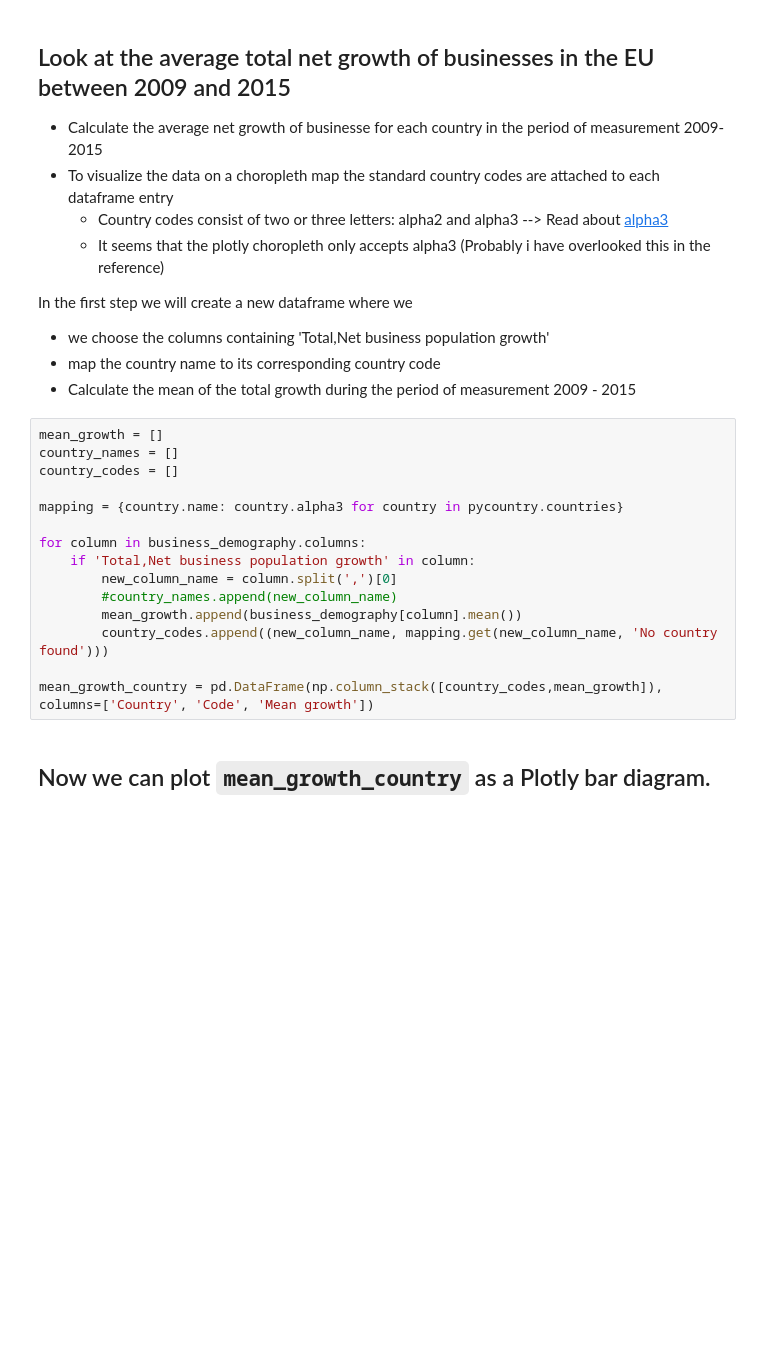
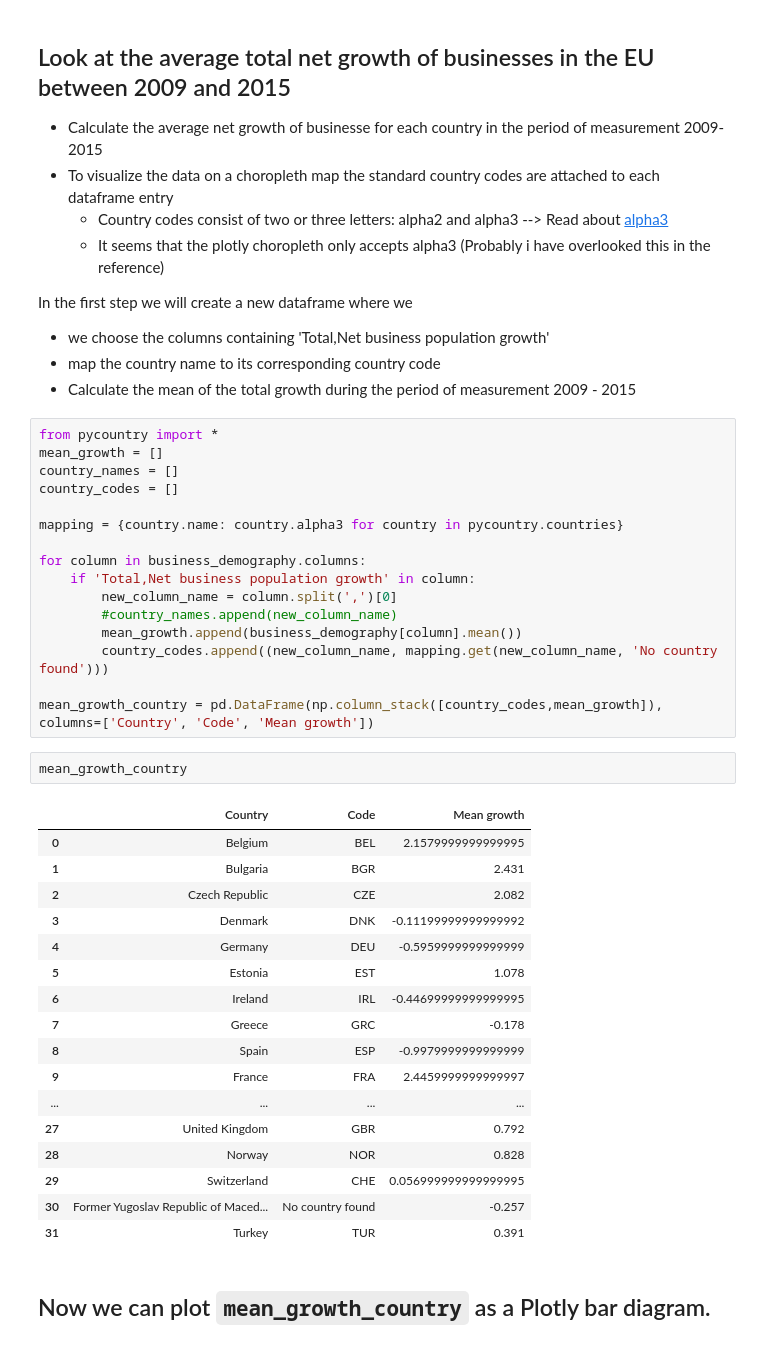
Before and after one commit to chasenberg/data_science, a Jupyter notebook: notebooks/explorer.ipynb, the cells around one changed output. Drawn from its saved outputs; the diff is of its cells as text; blank space fills up the shorter version.

```diff
--- a/notebooks/explorer.ipynb
+++ b/notebooks/explorer.ipynb
@@ -222,6 +225,7 @@ In the first step we will create a new dataframe where we
 * map the country name to its corresponding country code
 * Calculate the mean of the total growth during the period of measurement 2009 - 2015
 # %%
+from pycountry import *
 mean_growth = []
 country_names = []
 country_codes = []
@@ -236,6 +240,26 @@ for column in business_demography.columns:
         country_codes.append((new_column_name, mapping.get(new_column_name, 'No country found')))
 
 mean_growth_country = pd.DataFrame(np.column_stack([country_codes,mean_growth]), columns=['Country', 'Code', 'Mean growth'])
+# %%
+mean_growth_country
+# %% [output]
+|  | Country | Code | Mean growth |
+| 0 | Belgium | BEL | 2.1579999999999995 |
+| 1 | Bulgaria | BGR | 2.431 |
+| 2 | Czech Republic | CZE | 2.082 |
+| 3 | Denmark | DNK | -0.11199999999999992 |
+| 4 | Germany | DEU | -0.5959999999999999 |
+| 5 | Estonia | EST | 1.078 |
+| 6 | Ireland | IRL | -0.44699999999999995 |
+| 7 | Greece | GRC | -0.178 |
+| 8 | Spain | ESP | -0.9979999999999999 |
+| 9 | France | FRA | 2.4459999999999997 |
+| ... | ... | ... | ... |
+| 27 | United Kingdom | GBR | 0.792 |
+| 28 | Norway | NOR | 0.828 |
+| 29 | Switzerland | CHE | 0.056999999999999995 |
+| 30 | Former Yugoslav Republic of Maced... | No country found | -0.257 |
+| 31 | Turkey | TUR | 0.391 |
 # %% [markdown]
 ## Now we can plot `mean_growth_country` as a Plotly bar diagram.
 # %%
```
Also changed, not shown: parts of 4 cells of this notebook.
